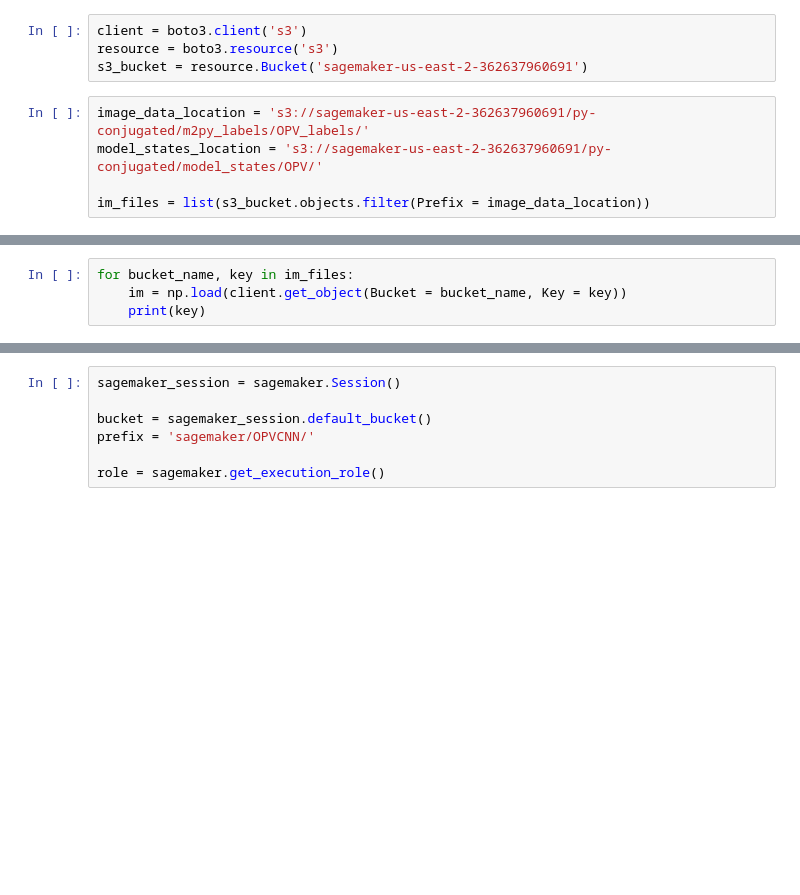
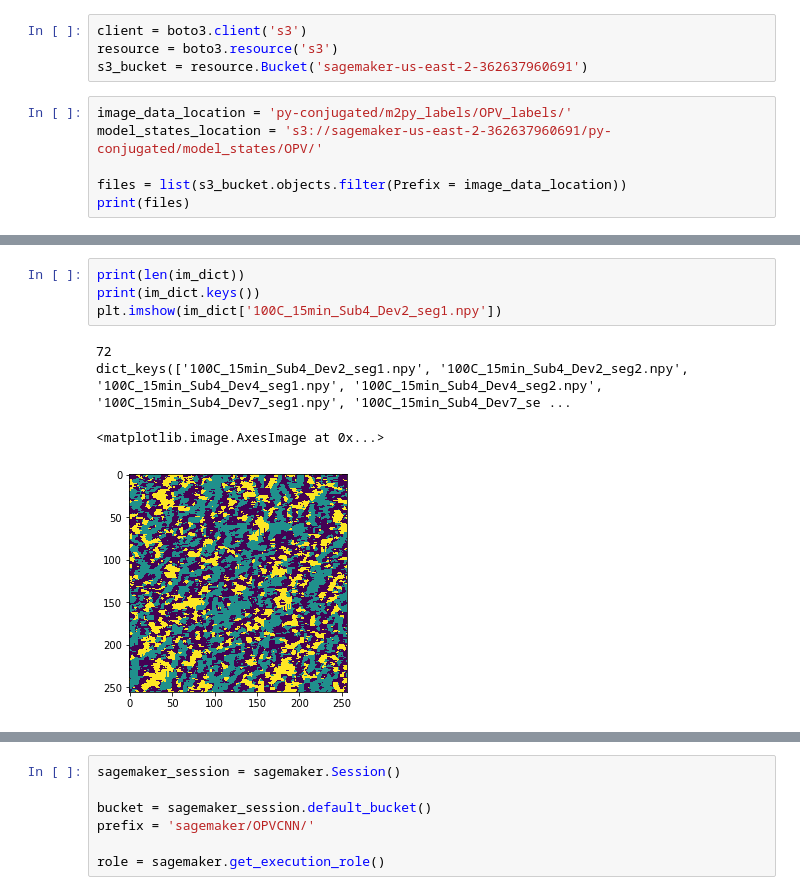
Before and after one commit to wesleyktatum/py-conjugated, a Jupyter notebook: sagemaker/OPVCNN.ipynb, the cells around one changed output, grey strips where cells are left out. Cells and saved outputs as stored; diff of their text form; blank space fills up the shorter version.

Commit message:
completed s3 file access in Sagemaker
Need to still modify data intake to structure it for model training

```diff
--- a/sagemaker/OPVCNN.ipynb
+++ b/sagemaker/OPVCNN.ipynb
@@ -32,8 +32,9 @@ client = boto3.client('s3')
 resource = boto3.resource('s3')
 s3_bucket = resource.Bucket('sagemaker-us-east-2-362637960691')
 # %%
-image_data_location = 's3://sagemaker-us-east-2-362637960691/py-conjugated/m2py_labels/OPV_labels/'
+image_data_location = 'py-conjugated/m2py_labels/OPV_labels/'
 model_states_location = 's3://sagemaker-us-east-2-362637960691/py-conjugated/model_states/OPV/'
 
-im_files = list(s3_bucket.objects.filter(Prefix = image_data_location))
+files = list(s3_bucket.objects.filter(Prefix = image_data_location))
+print(files)
 # %% [output]
@@ -41,4 +41,0 @@ NoCredentialsError: Unable to locate credentials
-# %%
-for bucket_name, key in im_files:
-    im = np.load(client.get_object(Bucket = bucket_name, Key = key))
-    print(key)
@@ -44,0 +93,9 @@ for bucket_name, key in im_files:
+# %%
+print(len(im_dict))
+print(im_dict.keys())
+plt.imshow(im_dict['100C_15min_Sub4_Dev2_seg1.npy'])
+# %% [output]
+72
+dict_keys(['100C_15min_Sub4_Dev2_seg1.npy', '100C_15min_Sub4_Dev2_seg2.npy', '100C_15min_Sub4_Dev4_seg1.npy', '100C_15min_Sub4_Dev4_seg2.npy', '100C_15min_Sub4_Dev7_seg1.npy', '100C_15min_Sub4_Dev7_se ...
+<matplotlib.image.AxesImage at 0x...>
+[figure, added]
```
Also changed, not shown: parts of 3 cells of this notebook.
